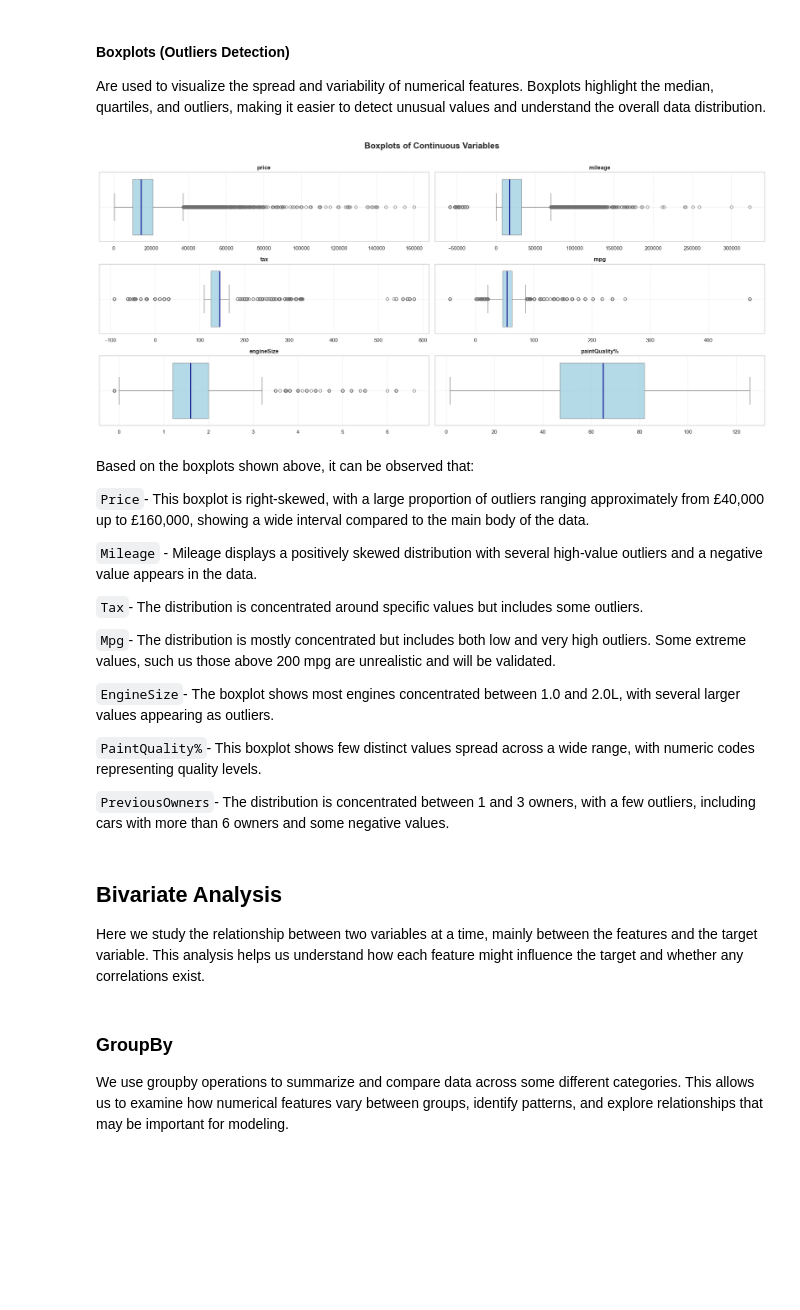
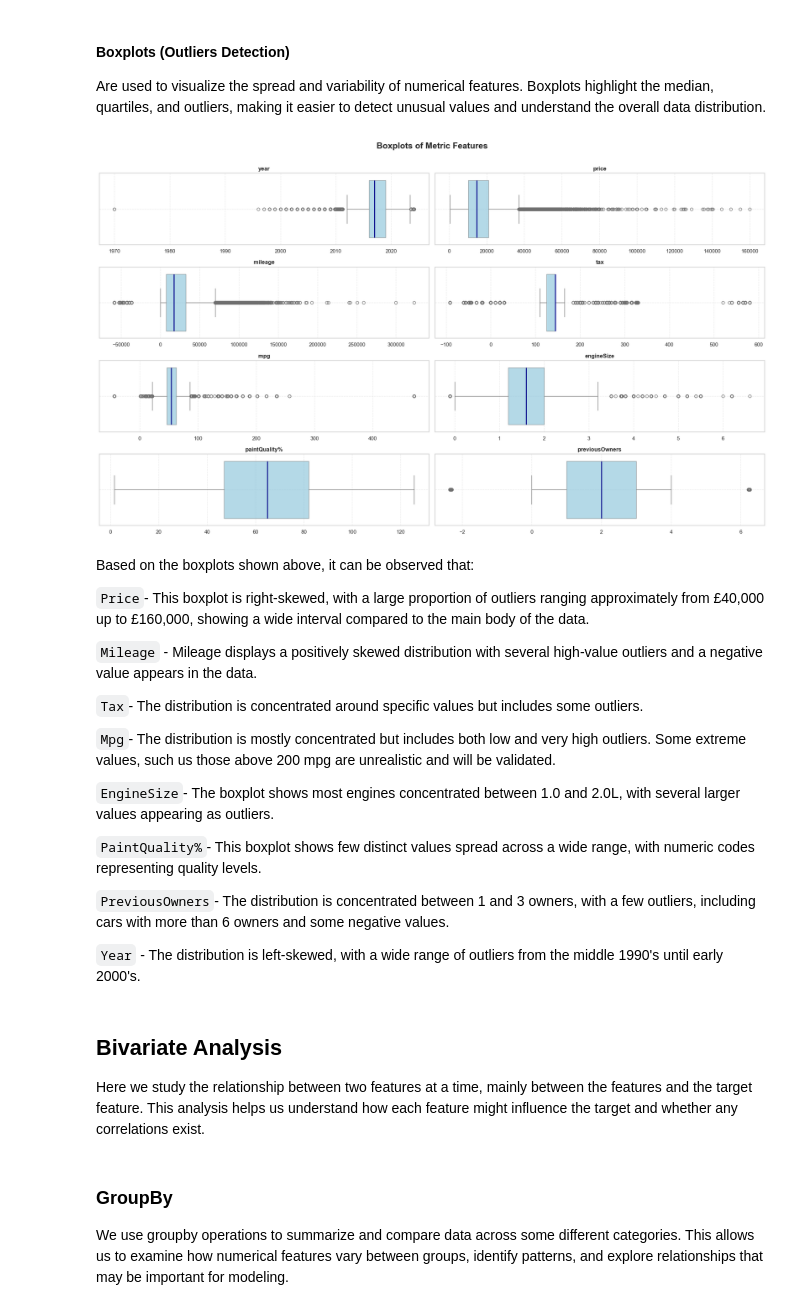
Before and after one commit to mariamiguel720/Machine-Learning-Project-25-26, a Jupyter notebook: notebooks/01_EDA.ipynb, the cells around one changed output. Saved outputs shown, nothing was run; the diff lists cells and outputs as text; code cells hidden in the pictures; blank space fills up the shorter version.

```diff
--- a/notebooks/01_EDA.ipynb
+++ b/notebooks/01_EDA.ipynb
@@ -735,40 +741,40 @@ Are used to visualize the spread and variability of numerical features. Boxplots
 sns.set_theme(style="whitegrid", palette="pastel")
 
 # Prepare figure with appropriate number of rows and columns
-n_features = len(continuous_features)
+n_features = len(metric_features)
 n_cols = 2
 n_rows = ceil(n_features / n_cols)
 
 fig, axes = plt.subplots(n_rows, n_cols, figsize=(20, n_rows * 3))
 axes = axes.flatten()
 
 # Plot boxplots
-for i, feat in enumerate(continuous_features):
+for i, feat in enumerate(metric_features):
     ax = axes[i]
 
     # Boxplot with highlighted median line
     sns.boxplot(
-        x=train[continuous_features][feat],
+        x=train[metric_features][feat],
         ax=ax,
         color='skyblue',
         medianprops={"color": "darkblue", "linewidth": 2},
         boxprops={"alpha": 0.7}
     )
 
     ax.set_title(f"{feat}", fontsize=12, fontweight='bold')
     ax.set_xlabel("")  # Remove automatic x-label
     ax.grid(True, linestyle="--", alpha=0.4)
 
 # Remove empty axes (if the number of features is not a multiple of n_cols)
 for j in range(i + 1, len(axes)):
     fig.delaxes(axes[j])
 
 # General title and layout
-plt.suptitle("Boxplots of Continuous Variables", fontsize=18, fontweight='bold')
+plt.suptitle("Boxplots of Metric Features", fontsize=18, fontweight='bold')
 plt.tight_layout(rect=[0, 0, 1, 0.97])
 plt.show()
 # %% [output]
-[figure, old version]
+[figure, new version]
 # %% [markdown]
 Based on the boxplots shown above, it can be observed that:
 
@@ -785,10 +791,12 @@ Based on the boxplots shown above, it can be observed that:
 `PaintQuality%`- This boxplot shows few distinct values spread across a wide range, with numeric codes representing quality levels.
 
 `PreviousOwners`- The distribution is concentrated between 1 and 3 owners, with a few outliers, including cars with more than 6 owners and some negative values.
+
+`Year` - The distribution is left-skewed, with a wide range of outliers from the middle 1990's until early 2000's.
 # %% [markdown]
 ## Bivariate Analysis
 
-Here we study the relationship between two variables at a time, mainly between the features and the target variable. This analysis helps us understand how each feature might influence the target and whether any correlations exist.
+Here we study the relationship between two features at a time, mainly between the features and the target feature. This analysis helps us understand how each feature might influence the target and whether any correlations exist.
 # %% [markdown]
 ### GroupBy
 
```
Also changed, not shown: parts of 26 cells of this notebook.
